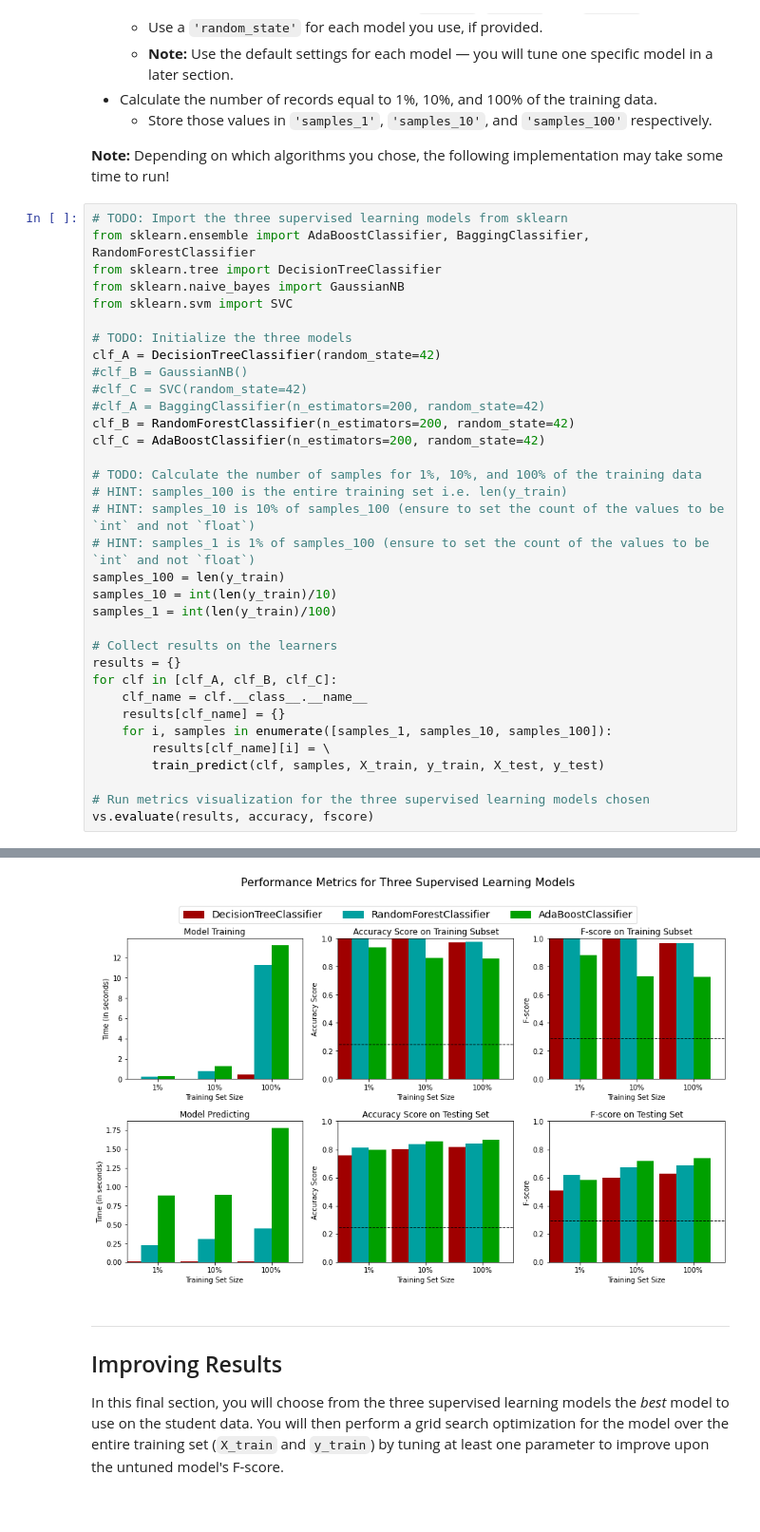
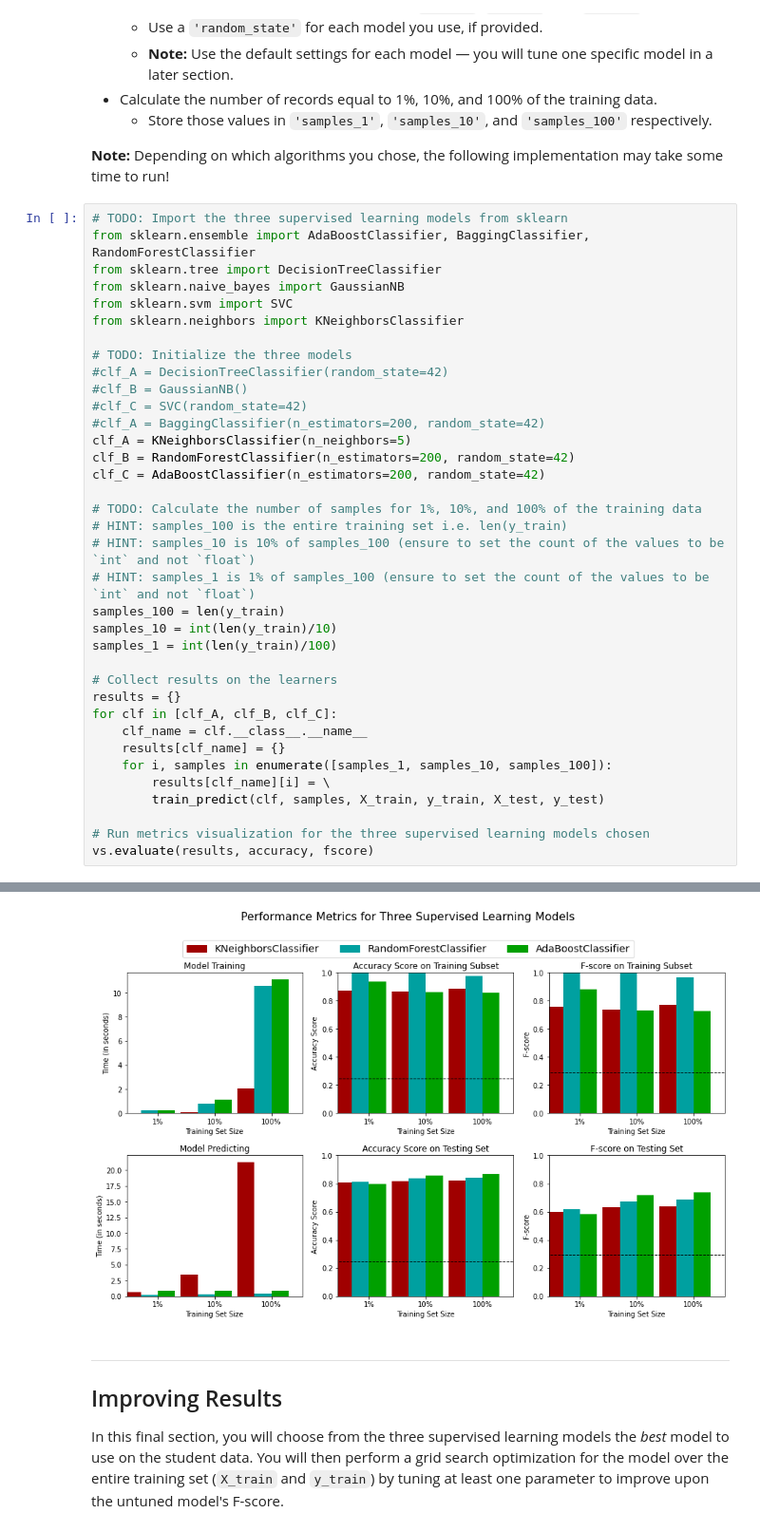
Before and after one commit to szalai-balazs-david/CharityML, a Jupyter notebook: finding_donors/finding_donors.ipynb, the cells around one changed output, grey strips where cells are left out. Shown at 95% size. Cells and saved outputs as stored; diff of their text form.

```diff
--- a/finding_donors/finding_donors.ipynb
+++ b/finding_donors/finding_donors.ipynb
@@ -491,12 +491,14 @@ from sklearn.ensemble import AdaBoostClassifier, BaggingClassifier, RandomForest
 from sklearn.tree import DecisionTreeClassifier
 from sklearn.naive_bayes import GaussianNB
 from sklearn.svm import SVC
+from sklearn.neighbors import KNeighborsClassifier
 
 # TODO: Initialize the three models
-clf_A = DecisionTreeClassifier(random_state=42)
+#clf_A = DecisionTreeClassifier(random_state=42)
 #clf_B = GaussianNB()
 #clf_C = SVC(random_state=42)
 #clf_A = BaggingClassifier(n_estimators=200, random_state=42)
+clf_A = KNeighborsClassifier(n_neighbors=5)
 clf_B = RandomForestClassifier(n_estimators=200, random_state=42)
 clf_C = AdaBoostClassifier(n_estimators=200, random_state=42)
 
@@ -526,10 +528,10 @@ DecisionTreeClassifier trained on 36177 samples.
 RandomForestClassifier trained on 361 samples.
 RandomForestClassifier trained on 3617 samples.
 RandomForestClassifier trained on 36177 samples.
 AdaBoostClassifier trained on 361 samples.
 AdaBoostClassifier trained on 3617 samples.
 AdaBoostClassifier trained on 36177 samples.
-[figure, old version]
+[figure, new version]
 # %% [markdown]
 ----
 ## Improving Results
```
Also changed, not shown: parts of 1 cell of this notebook.
